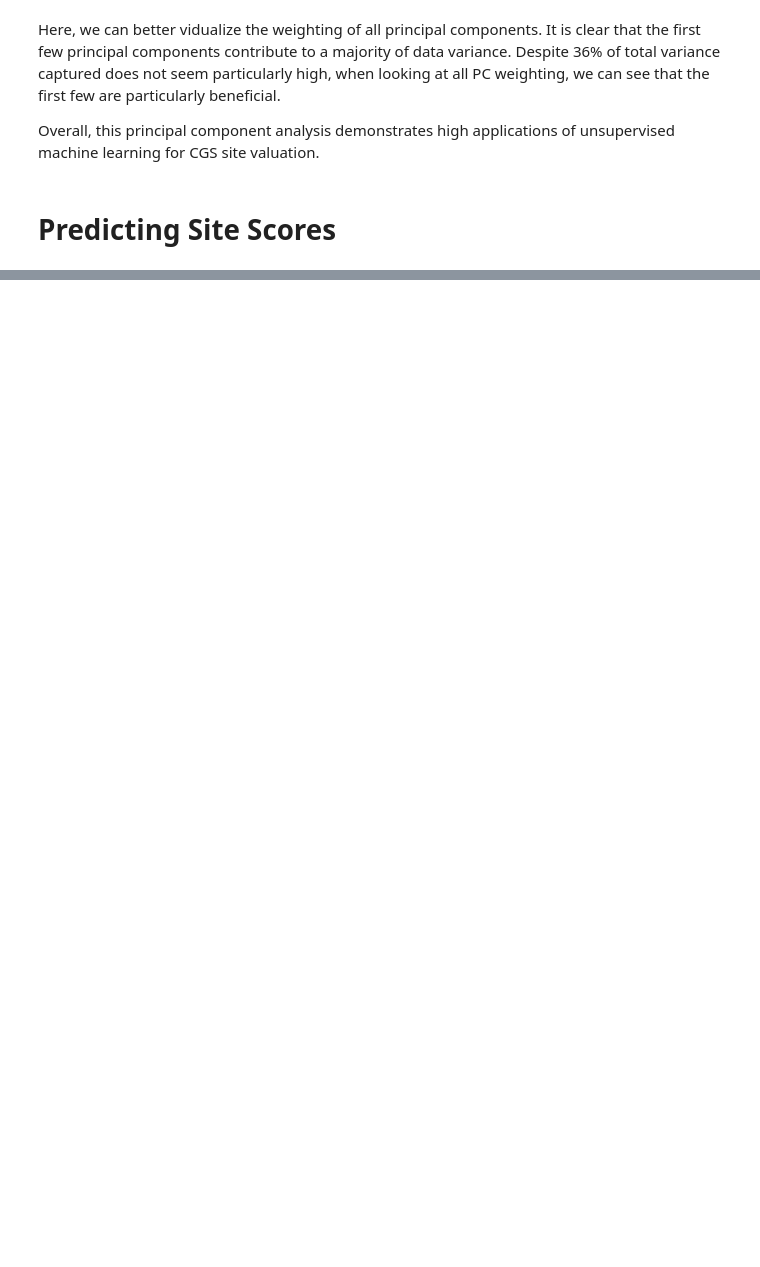
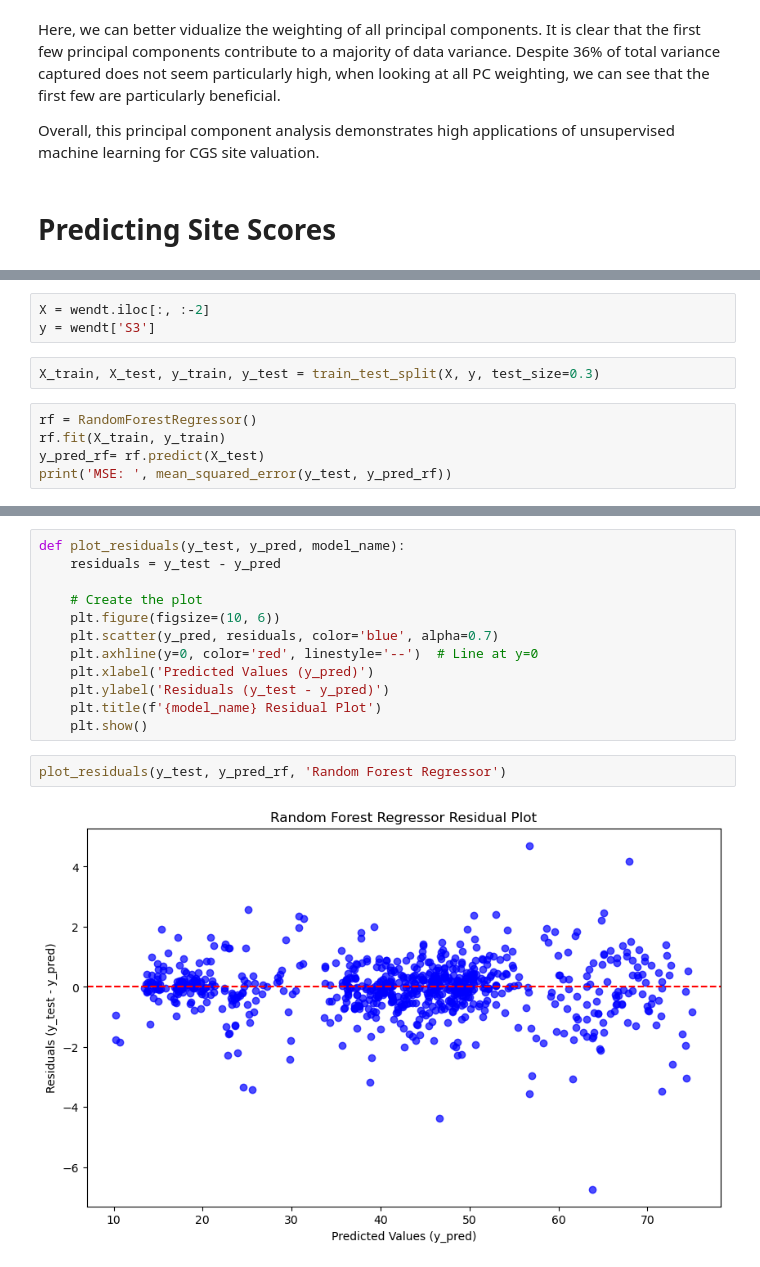
Before and after one commit to lilycastiel/thesis-cgs, a Jupyter notebook: SQ2.ipynb, the cells around one changed output, grey strips where cells are left out. Drawn from its saved outputs; the diff is of its cells as text; blank space fills up the shorter version.

Commit message:
RF model

```diff
--- a/SQ2.ipynb
+++ b/SQ2.ipynb
@@ -230,0 +301,10 @@ models & test & eval
+# %%
+X = wendt.iloc[:, :-2]
+y = wendt['S3']
+# %%
+X_train, X_test, y_train, y_test = train_test_split(X, y, test_size=0.3)
+# %%
+rf = RandomForestRegressor()
+rf.fit(X_train, y_train)
+y_pred_rf= rf.predict(X_test)
+print('MSE: ', mean_squared_error(y_test, y_pred_rf))
@@ -230,0 +344,16 @@ models & test & eval
+# %%
+def plot_residuals(y_test, y_pred, model_name):
+    residuals = y_test - y_pred
+
+    # Create the plot
+    plt.figure(figsize=(10, 6))
+    plt.scatter(y_pred, residuals, color='blue', alpha=0.7)
+    plt.axhline(y=0, color='red', linestyle='--')  # Line at y=0
+    plt.xlabel('Predicted Values (y_pred)')
+    plt.ylabel('Residuals (y_test - y_pred)')
+    plt.title(f'{model_name} Residual Plot')
+    plt.show()
+# %%
+plot_residuals(y_test, y_pred_rf, 'Random Forest Regressor')
+# %% [output]
+[figure, added]
```
Also changed, not shown: parts of 39 cells of this notebook.
